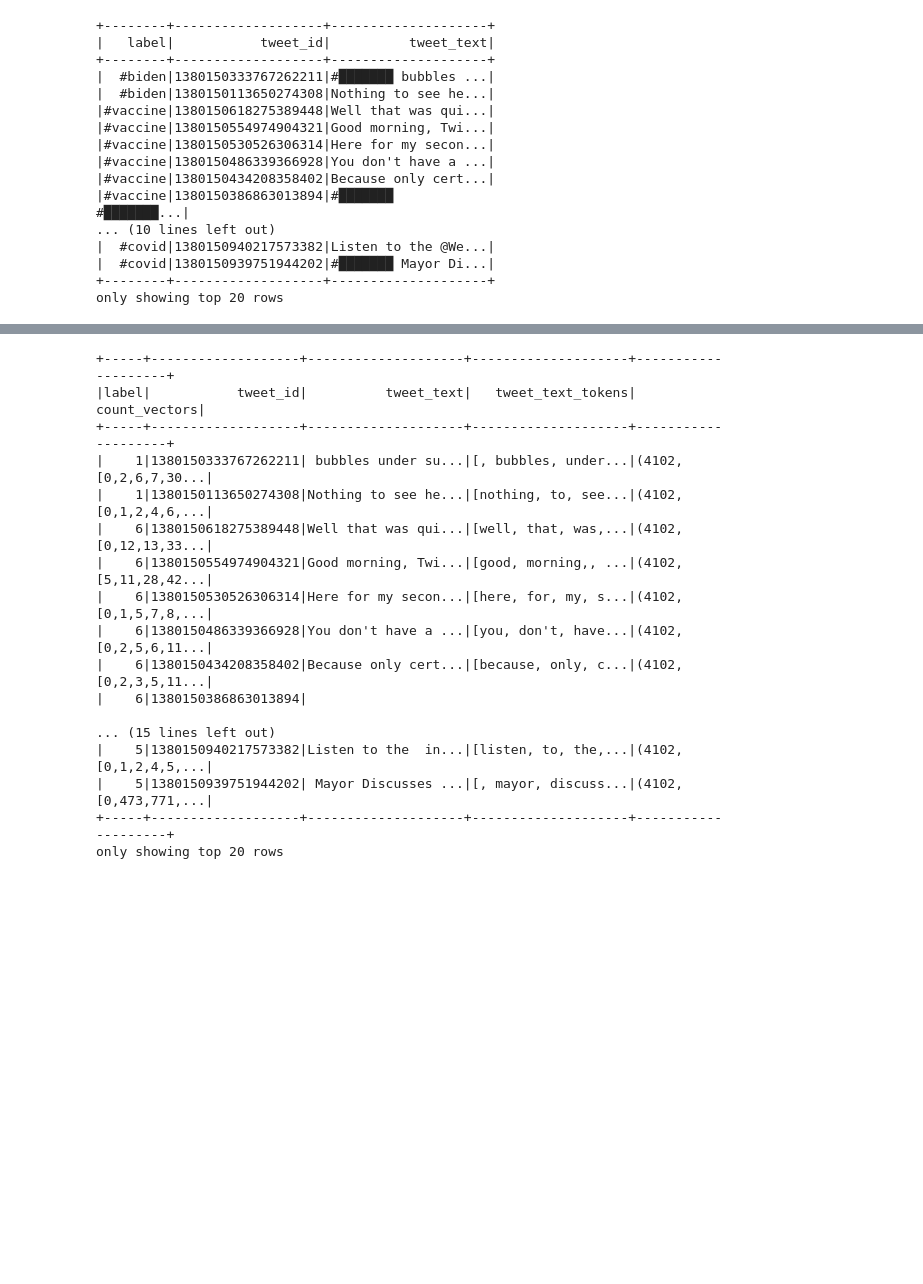
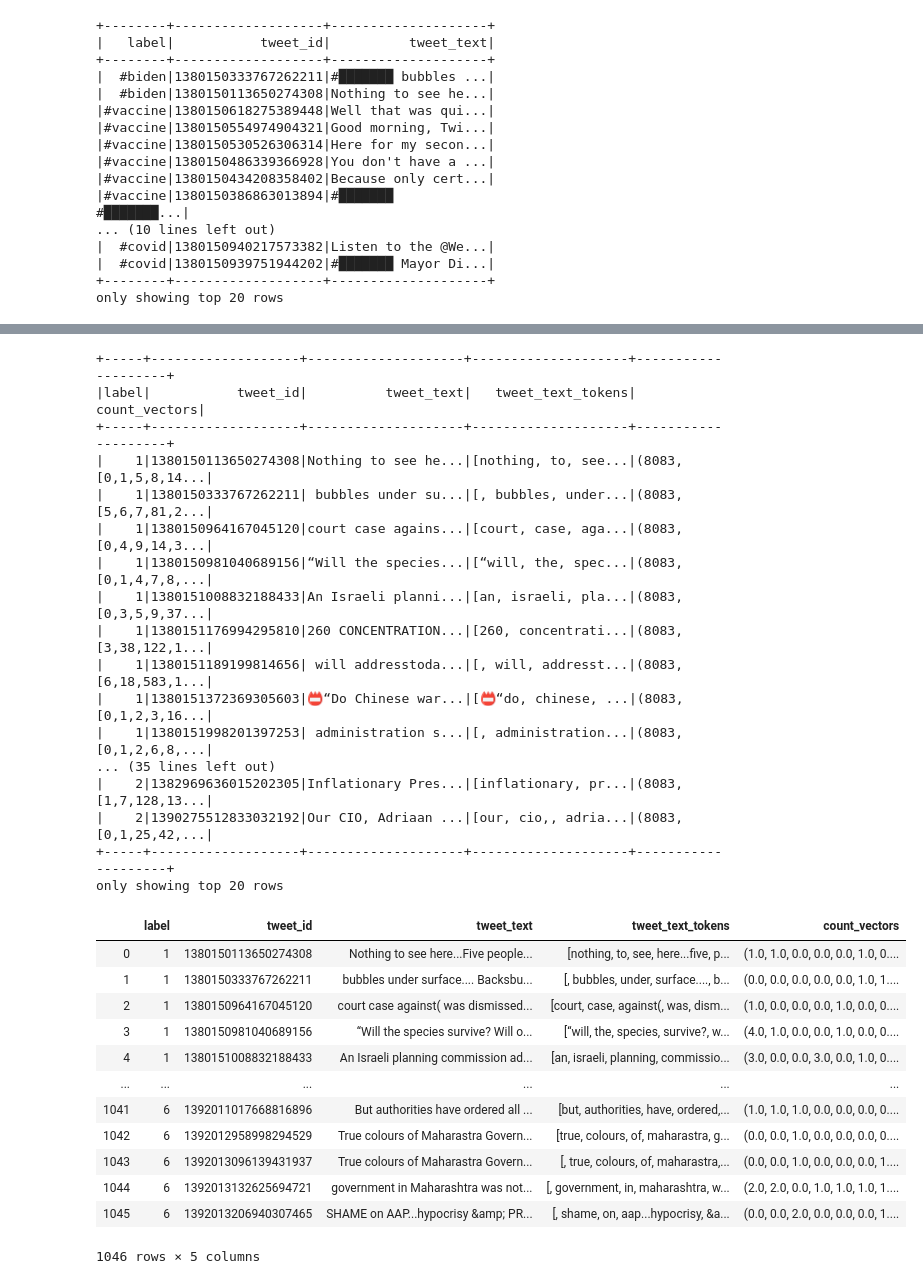
Before and after one commit to PIPCE/Advanced-Analytics-in-Business, a Jupyter notebook: Assignment 3/code_id_idf/predictive_model_constructor.ipynb, the cells around one changed output, grey strips where cells are left out. Saved outputs shown, nothing was run; the diff lists cells and outputs as text; code cells hidden in the pictures; blank space fills up the shorter version.

```diff
--- a/Assignment 3/code_id_idf/predictive_model_constructor.ipynb
+++ b/Assignment 3/code_id_idf/predictive_model_constructor.ipynb
@@ -63,7 +67,13 @@ df2 = df.withColumn("label", when(df.label == "#biden",1)
                                  .when(df.label.isNull() ,"")
                                  .otherwise(df.label))
 df2 = df2.withColumn('tweet_text', regexp_replace('tweet_text', r'[#@][^\s#@]+', ''))
+df2 = df2.withColumn('tweet_text', regexp_replace('tweet_text', '\n', ''))
+df2 = df2.withColumn('tweet_text', regexp_replace('tweet_text', '  ', ''))
 df2.show(20)
+
+pd_df2 = df2.toPandas()
+display(pd_df2)
+print(pd_df2['label'].value_counts())
 # %% [output]
 +-----+-------------------+--------------------+
 |label|           tweet_id|          tweet_text|
@@ -86,13 +116,20 @@ only showing top 20 rows
 #We Tokenize the tweet texts
 
 from pyspark.ml.feature import  Tokenizer
-from pyspark.ml.feature import CountVectorizer
+from pyspark.ml.feature import CountVectorizer, HashingTF
 from pyspark.ml.feature import  IDF
 final_data = df2.withColumn("label", df2["label"].cast(IntegerType()))
 
 tokenizer = Tokenizer(inputCol="tweet_text", outputCol="tweet_text_tokens")
+
 data_words = tokenizer.transform(final_data)
 data_words.show()
+
+data_words_train, data_words_test = data_words.randomSplit([0.8,0.2],0)
+
+
+data_words_df = data_words_test.toPandas()
+display(data_words_df)
 # %% [output]
 +-----+-------------------+--------------------+--------------------+
 |label|           tweet_id|          tweet_text|   tweet_text_tokens|
@@ -114,25 +164,44 @@ only showing top 20 rows
 # %%
 count = CountVectorizer(inputCol="tweet_text_tokens", outputCol="count_vectors")
-count_model = count.fit(data_words)
-data_count_vectors = count_model.transform(data_words)
-data_count_vectors.show()
+count_model = count.fit(data_words_train)
+data_count_vectors_train = count_model.transform(data_words_train)
+data_count_vectors_train.show()
+
+data_count_vectors_test = count_model.transform(data_words_test)
+data_count_vectors_test.show()
+
+data_count_vectors_df = data_count_vectors_train.toPandas()
+display(data_count_vectors_df)
 # %% [output]
 +-----+-------------------+--------------------+--------------------+--------------------+
 |label|           tweet_id|          tweet_text|   tweet_text_tokens|       count_vectors|
 +-----+-------------------+--------------------+--------------------+--------------------+
-|    1|1380150333767262211| bubbles under su...|[, bubbles, under...|(4102,[0,2,6,7,30...|
-|    1|1380150113650274308|Nothing to see he...|[nothing, to, see...|(4102,[0,1,2,4,6,...|
-|    6|1380150618275389448|Well that was qui...|[well, that, was,...|(4102,[0,12,13,33...|
-|    6|1380150554974904321|Good morning, Twi...|[good, morning,, ...|(4102,[5,11,28,42...|
-|    6|1380150530526306314|Here for my secon...|[here, for, my, s...|(4102,[0,1,5,7,8,...|
-|    6|1380150486339366928|You don't have a ...|[you, don't, have...|(4102,[0,2,5,6,11...|
-|    6|1380150434208358402|Because only cert...|[because, only, c...|(4102,[0,2,3,5,11...|
-|    6|1380150386863013894|
-
-... (15 lines left out)
-|    5|1380150940217573382|Listen to the  in...|[listen, to, the,...|(4102,[0,1,2,4,5,...|
-|    5|1380150939751944202| Mayor Discusses ...|[, mayor, discuss...|(4102,[0,473,771,...|
+|    1|1380150113650274308|Nothing to see he...|[nothing, to, see...|(8083,[0,1,5,8,14...|
+|    1|1380150333767262211| bubbles under su...|[, bubbles, under...|(8083,[5,6,7,81,2...|
+|    1|1380150964167045120|court case agains...|[court, case, aga...|(8083,[0,4,9,14,3...|
+|    1|1380150981040689156|“Will the species...|[“will, the, spec...|(8083,[0,1,4,7,8,...|
+|    1|1380151008832188433|An Israeli planni...|[an, israeli, pla...|(8083,[0,3,5,9,37...|
+|    1|1380151176994295810|260 CONCENTRATION...|[260, concentrati...|(8083,[3,38,122,1...|
+|    1|1380151189199814656| will addresstoda...|[, will, addresst...|(8083,[6,18,583,1...|
+|    1|1380151372369305603|📛“Do Chinese war...|[📛“do, chinese, ...|(8083,[0,1,2,3,16...|
+|    1|1380151998201397253| administration s...|[, administration...|(8083,[0,1,2,6,8,...|
+... (35 lines left out)
+|    2|1382969636015202305|Inflationary Pres...|[inflationary, pr...|(8083,[1,7,128,13...|
+|    2|1390275512833032192|Our CIO, Adriaan ...|[our, cio,, adria...|(8083,[0,1,25,42,...|
 +-----+-------------------+--------------------+--------------------+--------------------+
 only showing top 20 rows
+|  | label | tweet_id | tweet_text | tweet_text_tokens | count_vectors |
+| 0 | 1 | 1380150113650274308 | Nothing to see here...Five people... | [nothing, to, see, here...five, p... | (1.0, 1.0, 0.0, 0.0, 0.0, 1.0, 0.... |
+| 1 | 1 | 1380150333767262211 | bubbles under surface.... Backsbu... | [, bubbles, under, surface...., b... | (0.0, 0.0, 0.0, 0.0, 0.0, 1.0, 1.... |
+| 2 | 1 | 1380150964167045120 | court case against( was dismissed... | [court, case, against(, was, dism... | (1.0, 0.0, 0.0, 0.0, 1.0, 0.0, 0.... |
+| 3 | 1 | 1380150981040689156 | “Will the species survive? Will o... | [“will, the, species, survive?, w... | (4.0, 1.0, 0.0, 0.0, 1.0, 0.0, 0.... |
+| 4 | 1 | 1380151008832188433 | An Israeli planning commission ad... | [an, israeli, planning, commissio... | (3.0, 0.0, 0.0, 3.0, 0.0, 1.0, 0.... |
+| ... | ... | ... | ... | ... | ... |
+| 1041 | 6 | 1392011017668816896 | But authorities have ordered all ... | [but, authorities, have, ordered,... | (1.0, 1.0, 1.0, 0.0, 0.0, 0.0, 0.... |
+| 1042 | 6 | 1392012958998294529 | True colours of Maharastra Govern... | [true, colours, of, maharastra, g... | (0.0, 0.0, 1.0, 0.0, 0.0, 0.0, 0.... |
+| 1043 | 6 | 1392013096139431937 | True colours of Maharastra Govern... | [, true, colours, of, maharastra,... | (0.0, 0.0, 1.0, 0.0, 0.0, 0.0, 1.... |
+| 1044 | 6 | 1392013132625694721 | government in Maharashtra was not... | [, government, in, maharashtra, w... | (2.0, 2.0, 0.0, 1.0, 1.0, 1.0, 1.... |
+| 1045 | 6 | 1392013206940307465 | SHAME on AAP...hypocrisy &amp; PR... | [, shame, on, aap...hypocrisy, &a... | (0.0, 0.0, 2.0, 0.0, 0.0, 0.0, 1.... |
+1046 rows × 5 columns
 # %%
 idf = IDF(inputCol="count_vectors", outputCol="features")
```
Also changed, not shown: parts of 12 cells of this notebook, 1 other file.
